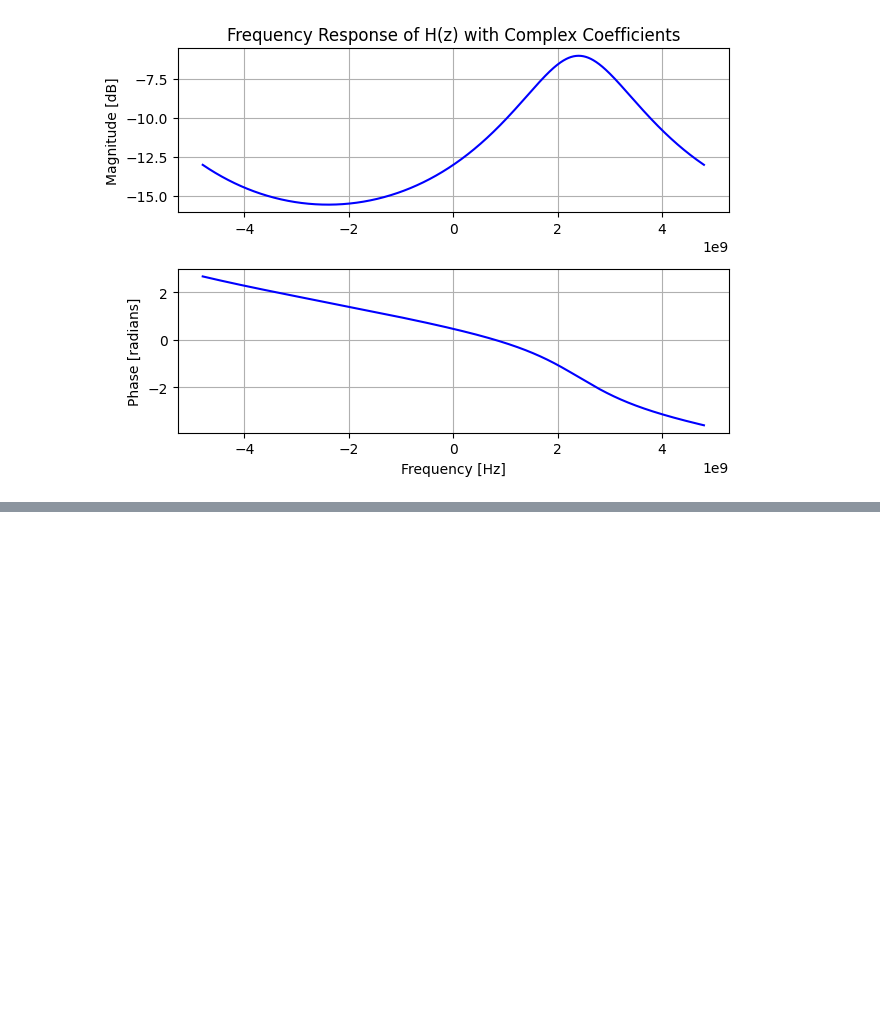
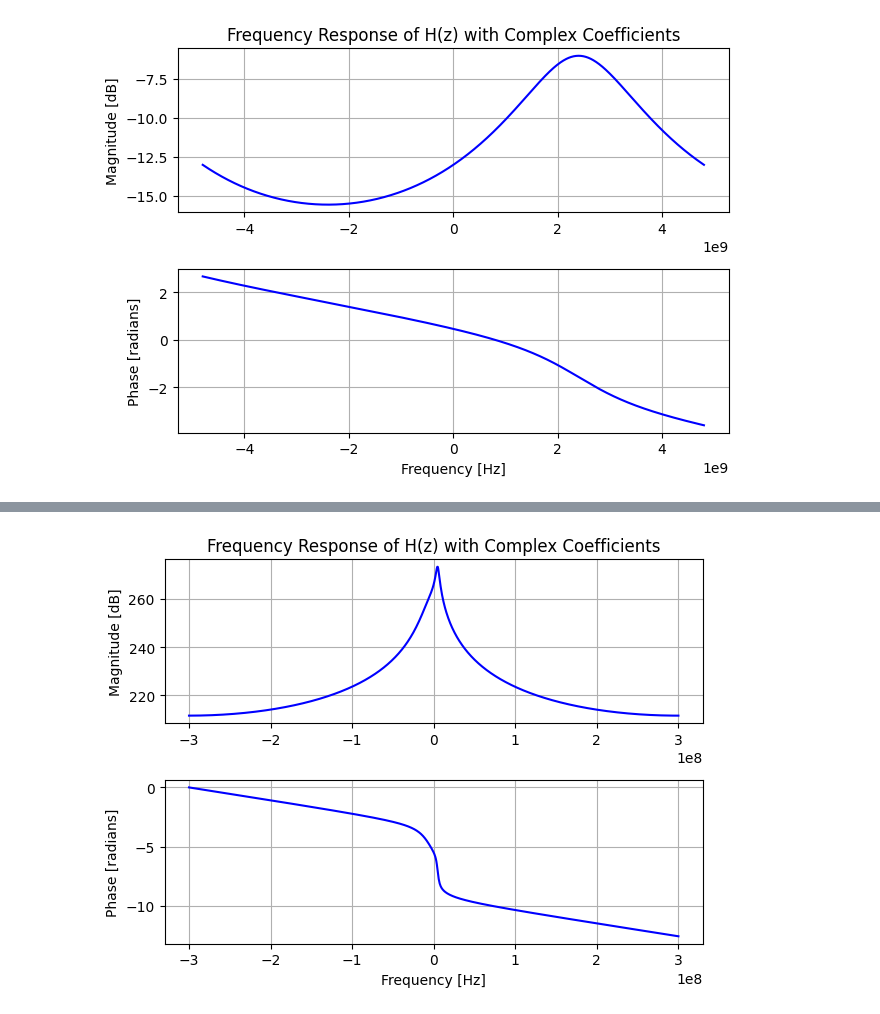
Before and after one commit to arthurmorbach/dt-filters, a Jupyter notebook: fResponse.ipynb, the cells around one changed output, grey strips where cells are left out. Saved outputs shown, nothing was run; the diff lists cells and outputs as text; code cells hidden in the pictures; blank space fills up the shorter version.

```diff
--- a/fResponse.ipynb
+++ b/fResponse.ipynb
@@ -97,0 +170,19 @@ plt.tight_layout()
+# %%
+# Plot magnitude response
+plt.subplot(2, 1, 1)
+plt.plot(frequencies, 20 * np.log10(np.abs(H)), 'b')
+#plt.plot(w, 20 * np.log10(abs(h)), 'b')
+plt.title('Frequency Response of H(z) with Complex Coefficients')
+plt.ylabel('Magnitude [dB]')
+plt.grid()
+
+# Plot phase response
+plt.subplot(2, 1, 2)
+angles = np.unwrap(np.angle(H))
+plt.plot(frequencies, angles, 'b')
+plt.ylabel('Phase [radians]')
+plt.xlabel('Frequency [Hz]')
+plt.grid()
+plt.tight_layout()
+# %% [output]
+[figure, added]
```
Also changed, not shown: parts of 5 cells of this notebook.
